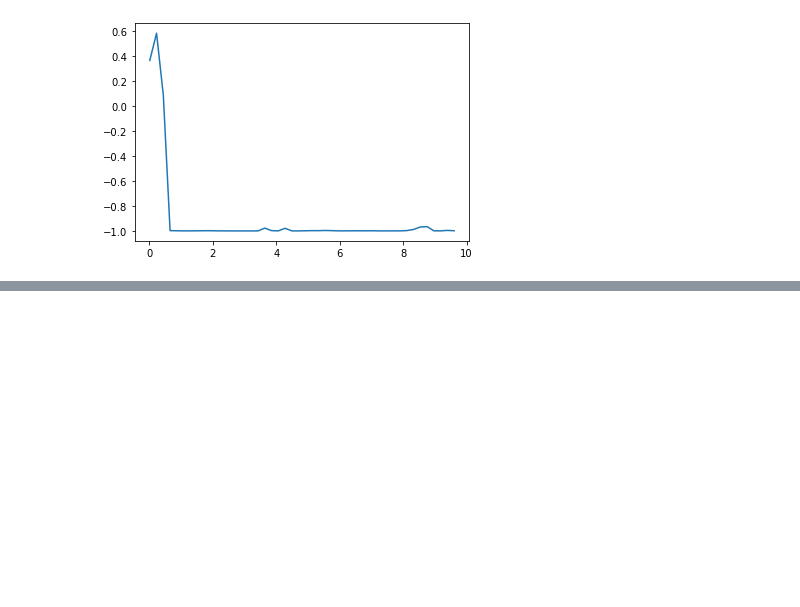
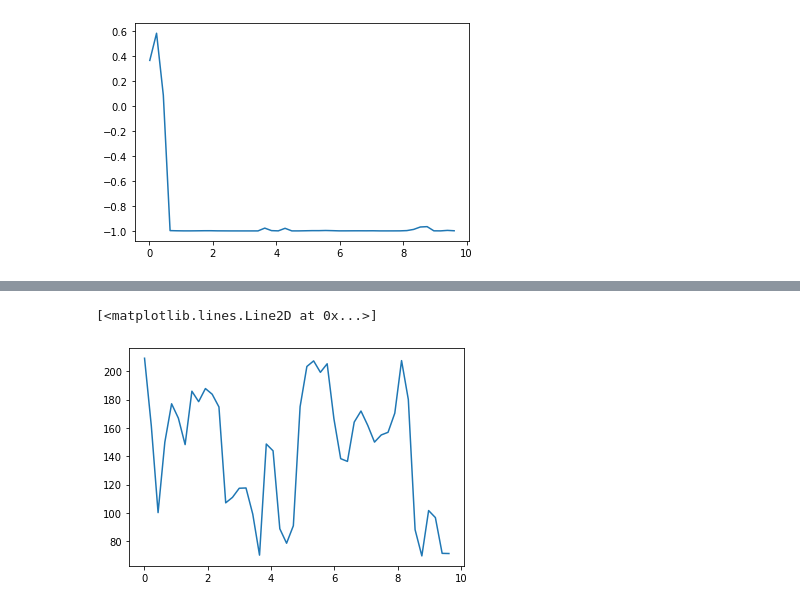
Before and after one commit to meguia/IRma, a Jupyter notebook: test1.ipynb, the cells around one changed output, grey strips where cells are left out. Cells and saved outputs as stored; diff of their text form; code cells hidden in the pictures; blank space fills up the shorter version.

```diff
--- a/test1.ipynb
+++ b/test1.ipynb
@@ -91,0 +90,5 @@ NameError: name 'log10' is not defined
+# %%
+plt.plot(ts,BI[0,:])
+# %% [output]
+[<matplotlib.lines.Line2D at 0x...>]
+[figure, added]
```
Also changed, not shown: parts of 1 cell of this notebook, 1 other file.
